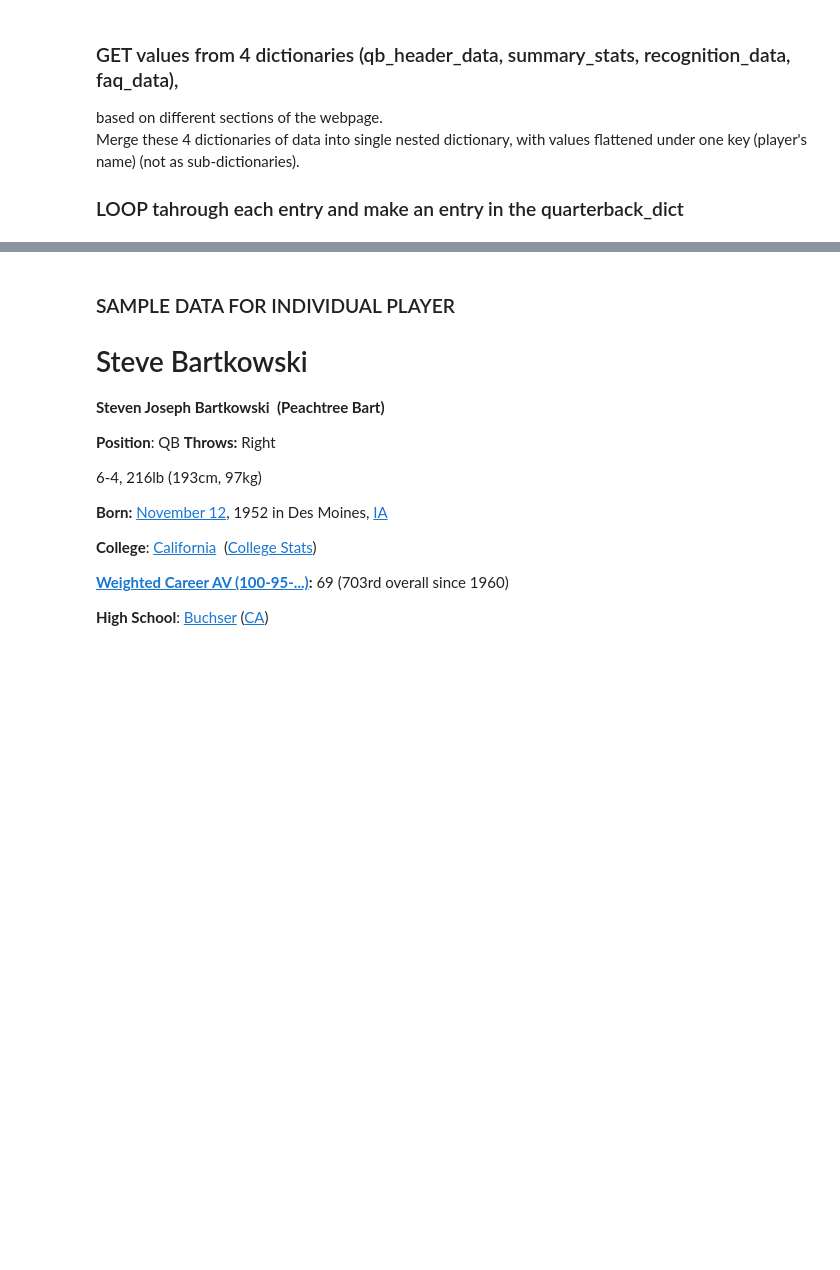
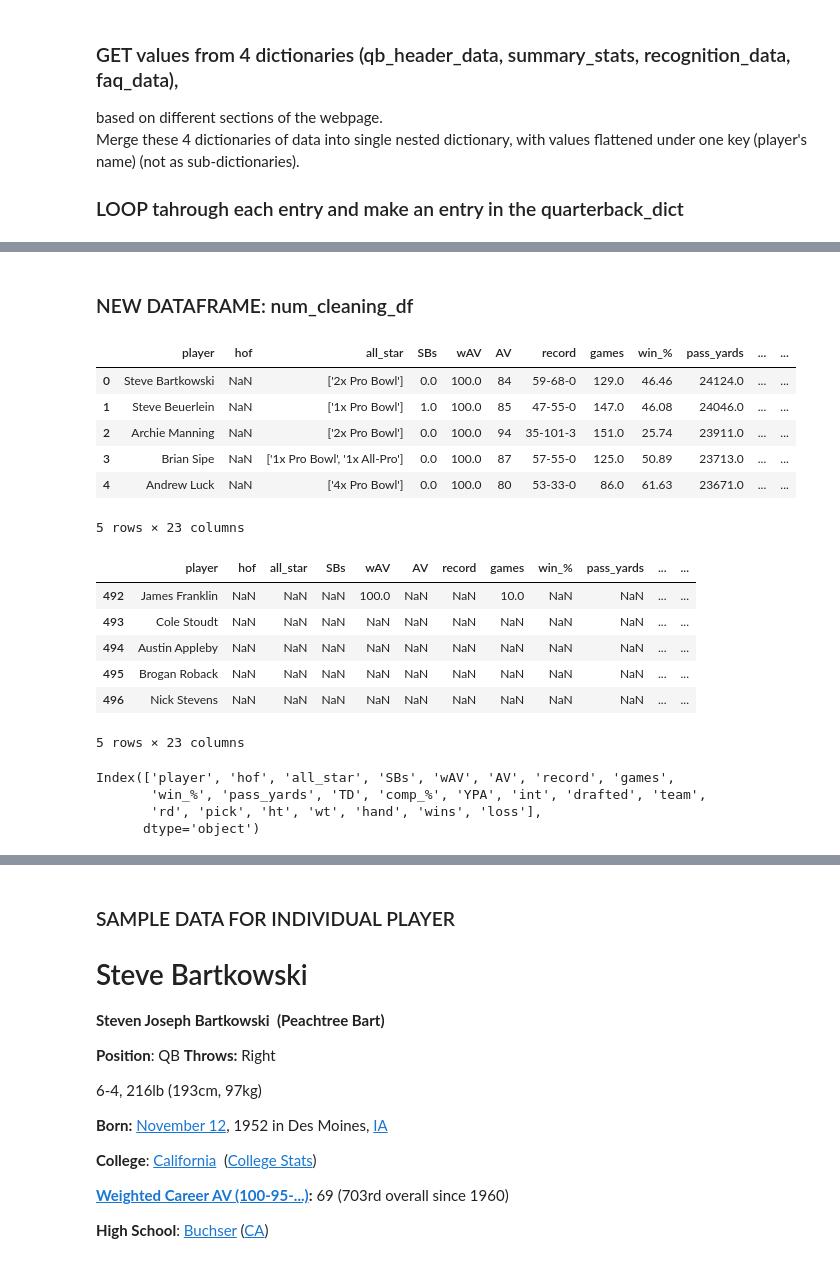
Before and after one commit to willablackmon/nfl_quarterback_draft, a Jupyter notebook: data_sourcing/pro_ref_individ.ipynb, the cells around one changed output, grey strips where cells are left out. Drawn from its saved outputs; the diff is of its cells as text; code cells hidden in the pictures; blank space fills up the shorter version.

```diff
--- a/data_sourcing/pro_ref_individ.ipynb
+++ b/data_sourcing/pro_ref_individ.ipynb
@@ -493,0 +679,41 @@ TypeError: unhashable type: 'list'
+# %% [markdown]
+### NEW DATAFRAME:  num_cleaning_df
+# %%
+# # Fill NaN values with 0 or another appropriate value
+import numpy as np
+num_cleaning_df = cleaning_df.copy()
+
+# Replace non values in 'hof' and 'team' columns
+num_cleaning_df['hof'] = num_cleaning_df['hof'].replace([8842, 4423], np.nan)
+num_cleaning_df['team'] = num_cleaning_df['team'].replace('Draft History', 'Undrafted')
+
+# Calculate win percentage in new column for win_% with our new win/loss columns:
+num_cleaning_df['win_%'] = round(num_cleaning_df['wins'] / (num_cleaning_df['wins'] + num_cleaning_df['loss']) * 100, 2)
+
+# Move 'win_%' column to the position right after 'games' column
+win_pct_pop = num_cleaning_df.pop('win_%')
+games_index = num_cleaning_df.columns.get_loc('games')
+num_cleaning_df.insert(games_index + 1, 'win_%', win_pct_pop)
+
+display(num_cleaning_df.head())
+display(num_cleaning_df.tail())
+num_cleaning_df.columns
+# %% [output]
+|  | player | hof | all_star | SBs | wAV | AV | record | games | win_% | pass_yards | ... | ... |
+| 0 | Steve Bartkowski | NaN | ['2x Pro Bowl'] | 0.0 | 100.0 | 84 | 59-68-0 | 129.0 | 46.46 | 24124.0 | ... | ... |
+| 1 | Steve Beuerlein | NaN | ['1x Pro Bowl'] | 1.0 | 100.0 | 85 | 47-55-0 | 147.0 | 46.08 | 24046.0 | ... | ... |
+| 2 | Archie Manning | NaN | ['2x Pro Bowl'] | 0.0 | 100.0 | 94 | 35-101-3 | 151.0 | 25.74 | 23911.0 | ... | ... |
+| 3 | Brian Sipe | NaN | ['1x Pro Bowl', '1x All-Pro'] | 0.0 | 100.0 | 87 | 57-55-0 | 125.0 | 50.89 | 23713.0 | ... | ... |
+| 4 | Andrew Luck | NaN | ['4x Pro Bowl'] | 0.0 | 100.0 | 80 | 53-33-0 | 86.0 | 61.63 | 23671.0 | ... | ... |
+5 rows × 23 columns
+|  | player | hof | all_star | SBs | wAV | AV | record | games | win_% | pass_yards | ... | ... |
+| 492 | James Franklin | NaN | NaN | NaN | 100.0 | NaN | NaN | 10.0 | NaN | NaN | ... | ... |
+| 493 | Cole Stoudt | NaN | NaN | NaN | NaN | NaN | NaN | NaN | NaN | NaN | ... | ... |
+| 494 | Austin Appleby | NaN | NaN | NaN | NaN | NaN | NaN | NaN | NaN | NaN | ... | ... |
+| 495 | Brogan Roback | NaN | NaN | NaN | NaN | NaN | NaN | NaN | NaN | NaN | ... | ... |
+| 496 | Nick Stevens | NaN | NaN | NaN | NaN | NaN | NaN | NaN | NaN | NaN | ... | ... |
+5 rows × 23 columns
+Index(['player', 'hof', 'all_star', 'SBs', 'wAV', 'AV', 'record', 'games',
+       'win_%', 'pass_yards', 'TD', 'comp_%', 'YPA', 'int', 'drafted', 'team',
+       'rd', 'pick', 'ht', 'wt', 'hand', 'wins', 'loss'],
+      dtype='object')
```
Also changed, not shown: parts of 57 cells of this notebook, 3 other files.
